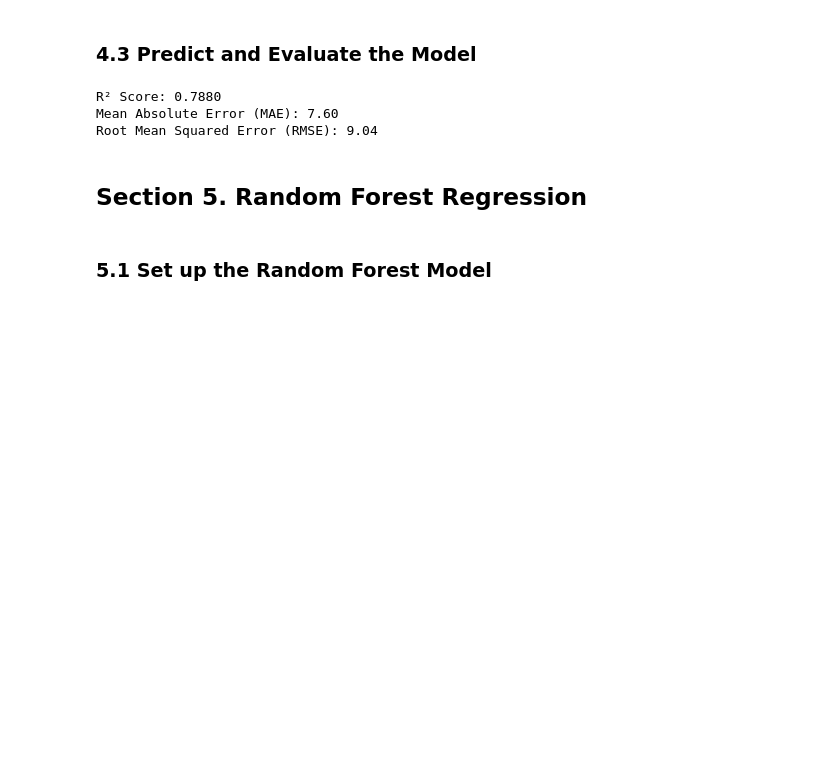
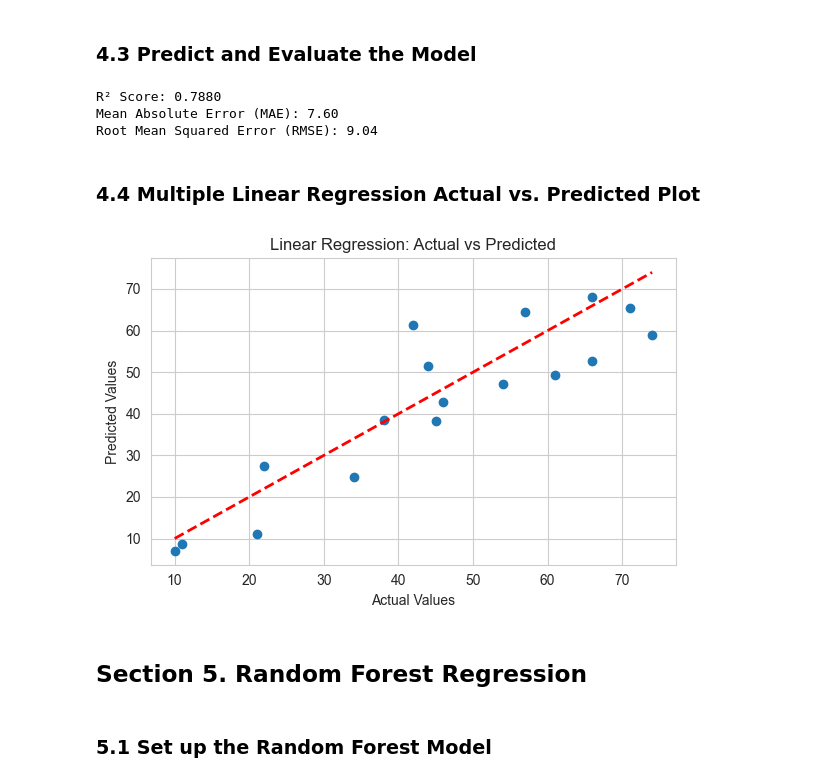
Before and after one commit to bvrtachnik/transaction-volume-capstone, a Jupyter notebook: project_notebook.ipynb, the cells around one changed output. Cells and saved outputs as stored; diff of their text form; code cells hidden in the pictures; blank space fills up the shorter version.

Commit message:
Add plots to notebook

```diff
--- a/project_notebook.ipynb
+++ b/project_notebook.ipynb
@@ -287,6 +287,22 @@ print(f"Root Mean Squared Error (RMSE): {rmse:.2f}")
 R² Score: 0.7880
 Mean Absolute Error (MAE): 7.60
 Root Mean Squared Error (RMSE): 9.04
+# %% [markdown]
+### 4.4 Multiple Linear Regression Actual vs. Predicted Plot
+# %%
+plt.figure(figsize=(6, 4))
+plt.scatter(y_test, y_pred)
+plt.plot([y_test.min(), y_test.max()],
+         [y_test.min(), y_test.max()],
+         'r--', linewidth=2)
+
+plt.xlabel("Actual Values")
+plt.ylabel("Predicted Values")
+plt.title("Linear Regression: Actual vs Predicted")
+plt.tight_layout()
+plt.show()
+# %% [output]
+[figure, added]
 # %% [markdown]
 ## Section 5. Random Forest Regression
 # %% [markdown]
```
Also changed, not shown: parts of 5 cells of this notebook.
